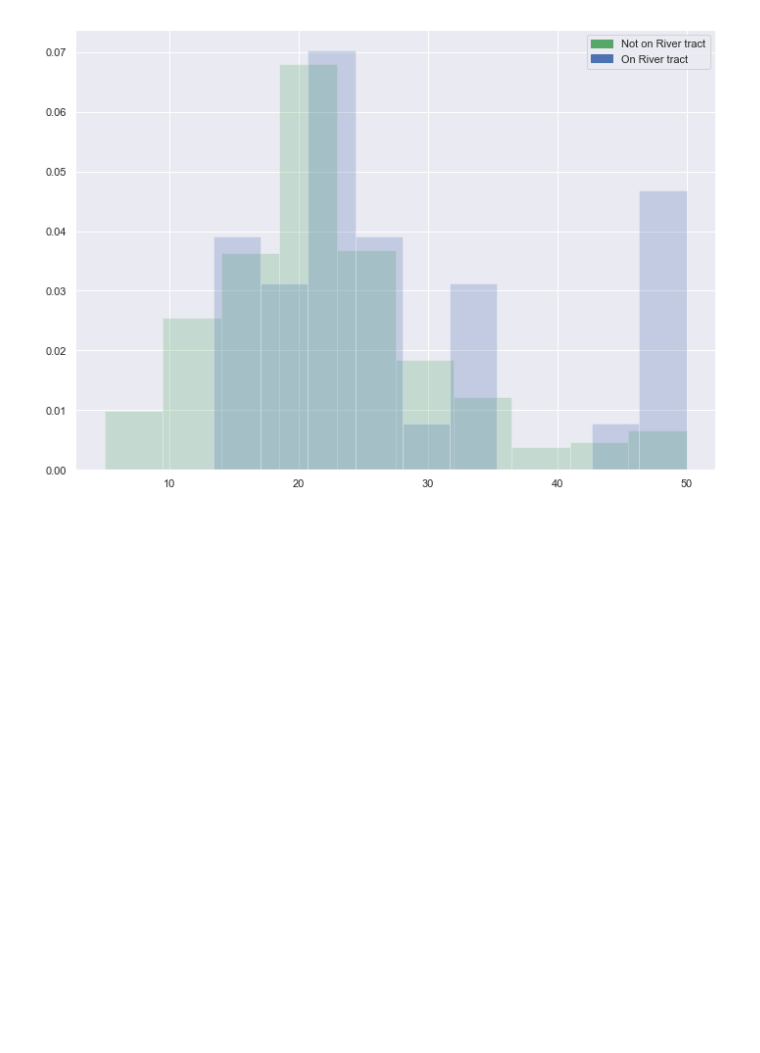
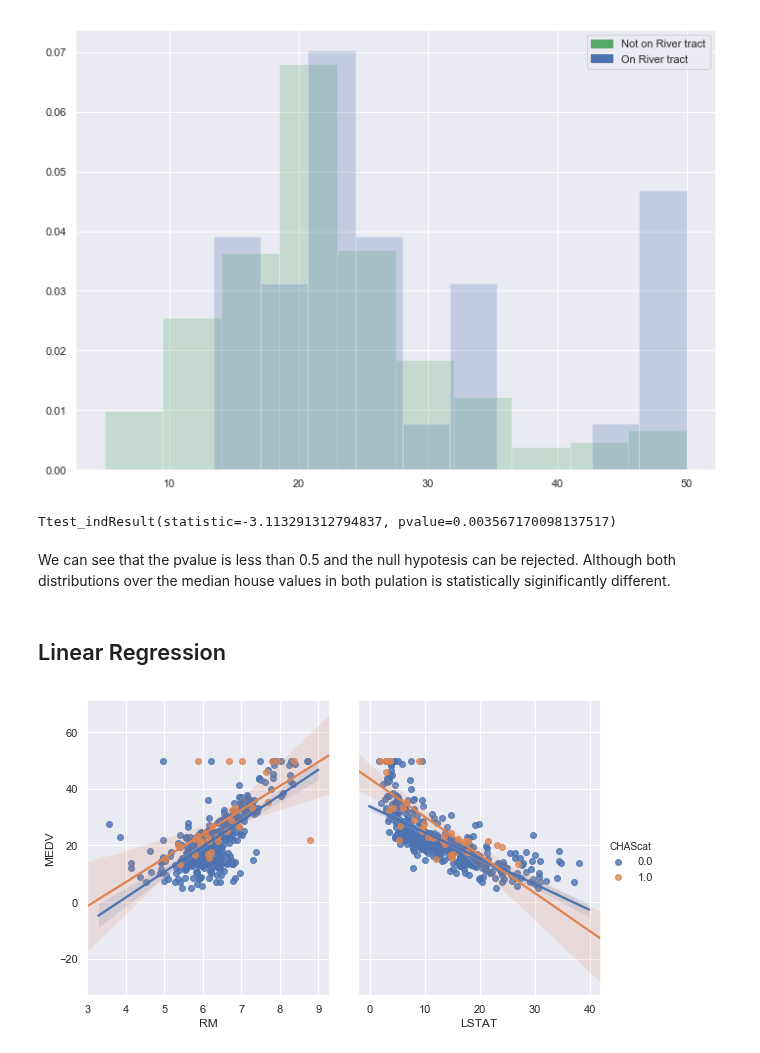
Before and after one commit to donalcarr/Machine-Learning-Assessment-2019, a Jupyter notebook: Machine Learning - Boston Housing Dataset.ipynb, the cells around one changed output. Cells and saved outputs as stored; diff of their text form; code cells hidden in the pictures; blank space fills up the shorter version.

```diff
--- a/Machine Learning - Boston Housing Dataset.ipynb
+++ b/Machine Learning - Boston Housing Dataset.ipynb
@@ -166,3 +184,17 @@ plt.legend(handles=[green_patch,blue_patch])
 # %% [output]
 <matplotlib.legend.Legend at 0x...>
 [figure]
+# %%
+ss.ttest_ind(tract0,tract1,equal_var = False)
+# %% [output]
+Ttest_indResult(statistic=-3.113291312794837, pvalue=0.003567170098137517)
+# %% [markdown]
+We can see that the pvalue is less than 0.5 and the null hypotesis can be rejected. Although both distributions
+over the median house values in both pulation is statistically siginificantly different.
+# %% [markdown]
+## Linear Regression
+# %%
+sns.pairplot(boston, x_vars=["RM", "LSTAT"], y_vars=["MEDV"],
+             hue="CHAScat", height=5, aspect=.8, kind="reg");
+# %% [output]
+[figure, added]
```
Also changed, not shown: parts of 14 cells of this notebook.
